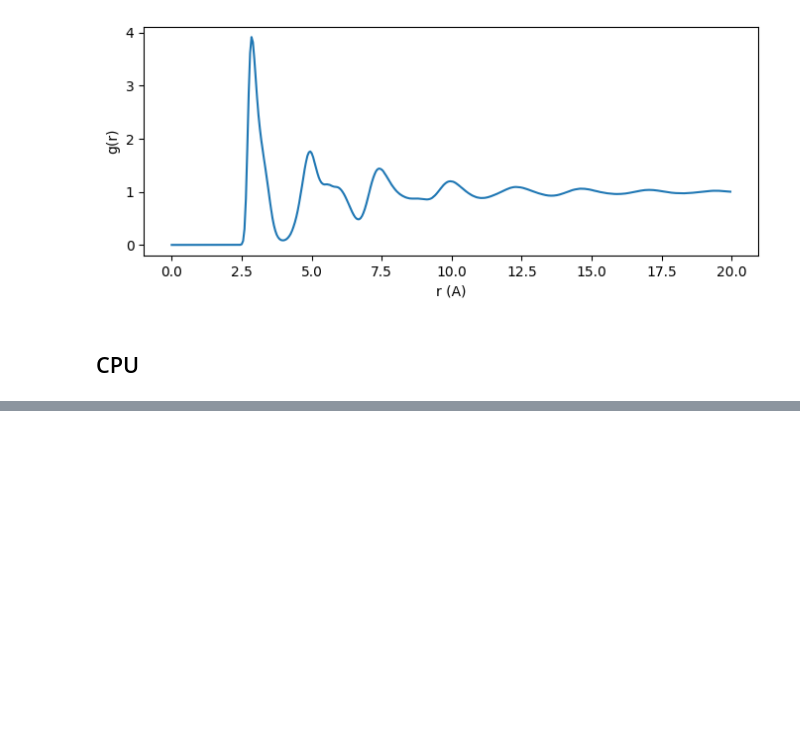
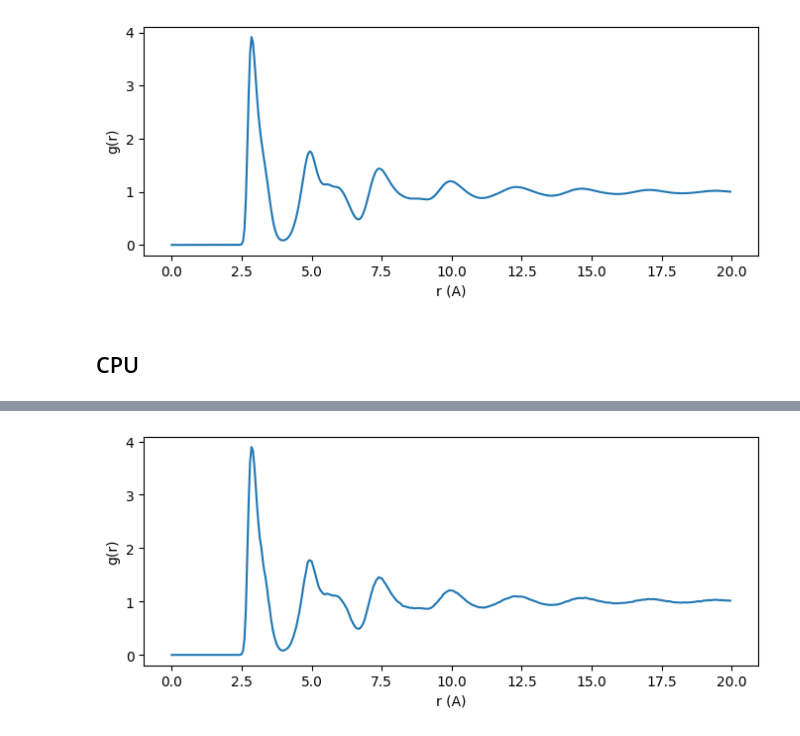
Before and after one commit to Art-MC/GAS, a Jupyter notebook: gas/PDFs/notebooks/RDF_2body_demo.ipynb, the cells around one changed output, grey strips where cells are left out. Drawn from its saved outputs; the diff is of its cells as text; code cells hidden in the pictures; blank space fills up the shorter version.

```diff
--- a/gas/PDFs/notebooks/RDF_2body_demo.ipynb
+++ b/gas/PDFs/notebooks/RDF_2body_demo.ipynb
@@ -138 +135,23 @@ Center atoms per sec: 1677.3
 [figure]
+# %%
+### here using a volumetric search, faster in other cases
+
+dr = 0.05
+hist_r_max = 20
+skip = 100
+
+r, Gr, gr = quick_rdf(
+    atoms,
+    dr=dr,
+    hist_r_max=hist_r_max,
+    skip=skip,
+    pbcs=pbcs,
+)
+
+fig, ax = plt.subplots(figsize=(8,3))
+ax.plot(r, gr)
+ax.set_xlabel("r (A)")
+ax.set_ylabel("g(r)")
+plt.show()
+# %% [output]
+[figure, added]
```
Also changed, not shown: parts of 4 cells of this notebook, 1 other file.
